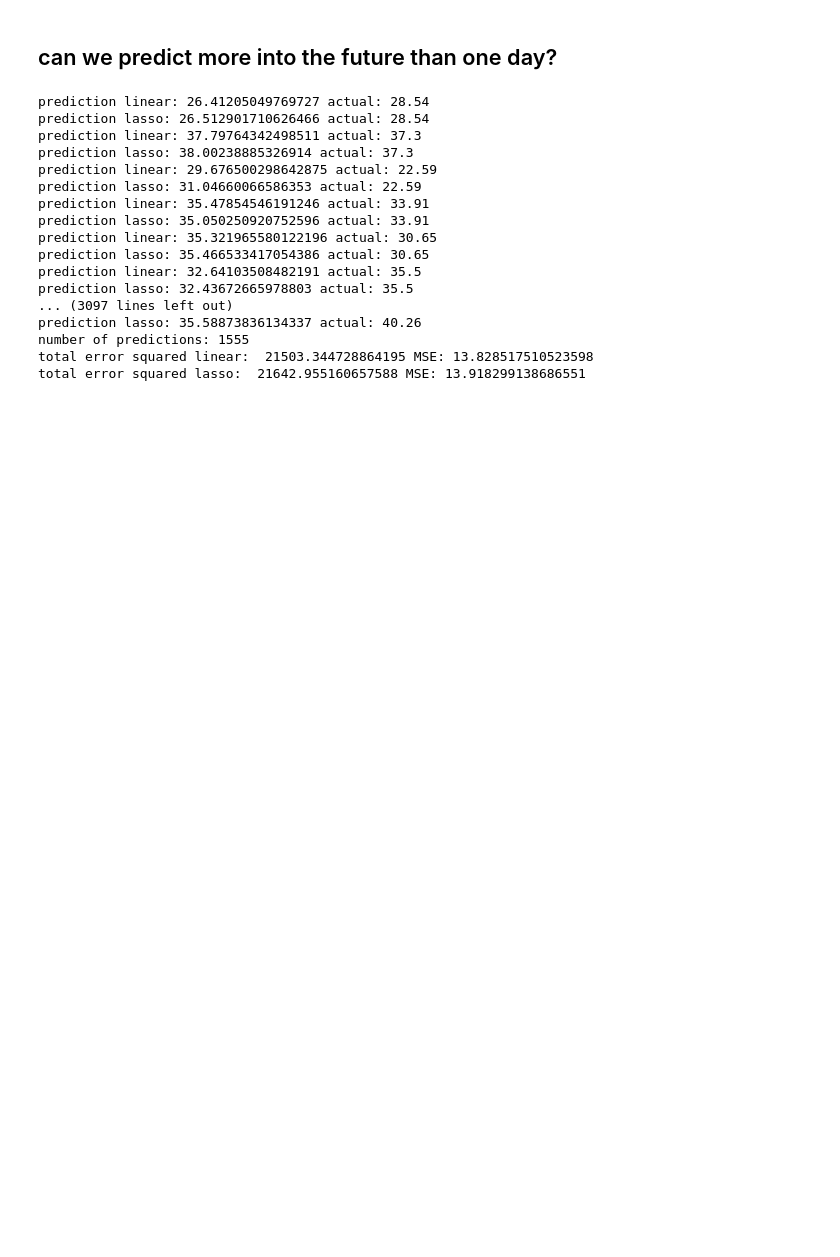
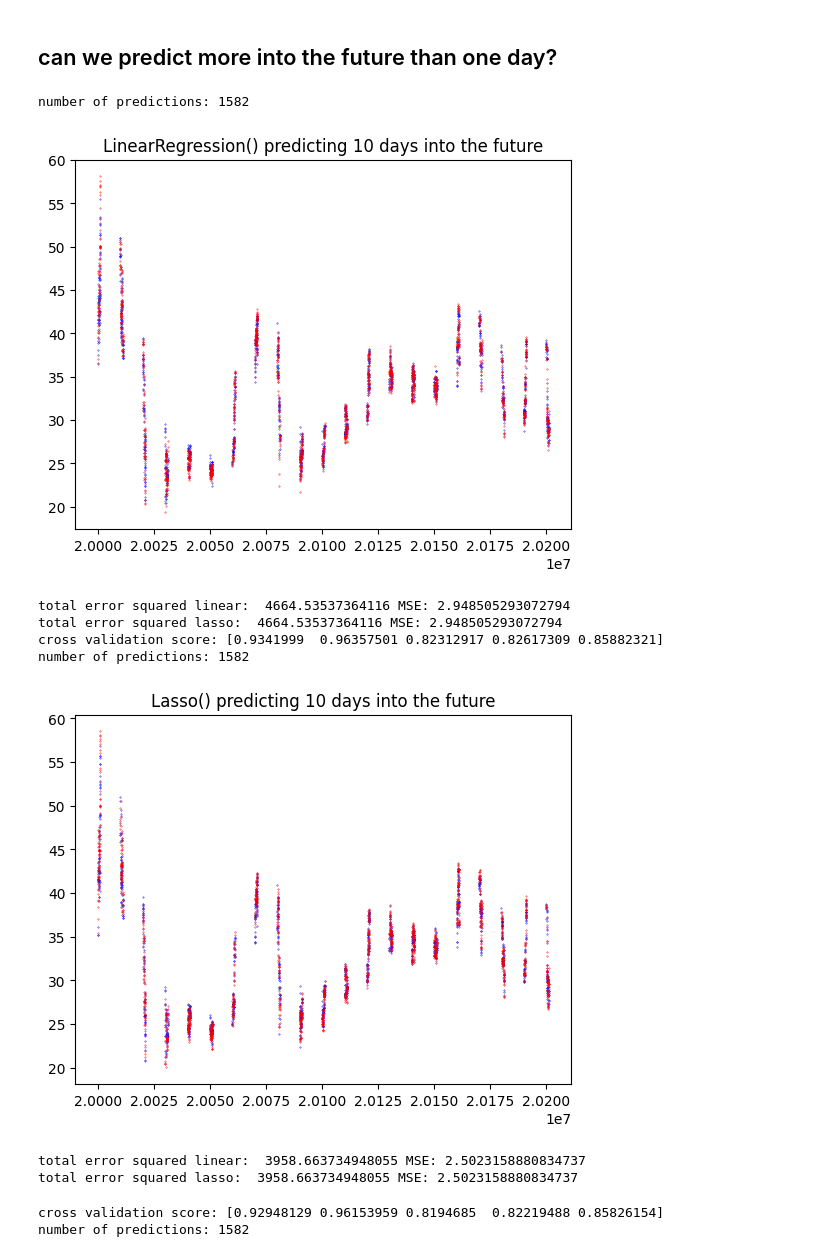
Before and after one commit to ABaker1343/exeter-uni-learning-from-data-coursework, a Jupyter notebook: notebook.ipynb, the cells around one changed output. Drawn from its saved outputs; the diff is of its cells as text; code cells hidden in the pictures; blank space fills up the shorter version.

```diff
--- a/notebook.ipynb
+++ b/notebook.ipynb
@@ -148,63 +117,18 @@ total error squared lasso:  520.9656970121079 MSE: 0.32868498234202387
 # %% [markdown]
 ## can we predict more into the future than one day?
-# %%
-# 10 days into the future
-time_series_future = 100
-
-for i in range(1, time_series_future):
-    dataframe["PRC" + str(time_series_future) + "DAY"] = dataframe["PRC"].shift(-i)
-
-cols_to_include = ["PRC", "VOL", "BIDLO"]
-#col_selection = cols_to_include.copy()
-col_selection = []
-for i in range(1, time_series_depth):
-    for col in cols_to_include:
-        col_selection.append(col + str(i) + "DAY")
-
-cleaned_data = dataframe.iloc[time_series_depth:-time_series_future]
-
-X = cleaned_data[col_selection]
-Y = cleaned_data["PRC" + str(time_series_future) + "DAY"]
-
-x_train, x_test, y_train, y_test = train_test_split(X, Y, test_size=0.3)
-
-reg.fit(x_train, y_train)
-lasso.fit(x_train, y_train)
-
-# predict our testing data
-linear_predictions = reg.predict(x_test)
-lasso_predictions = lasso.predict(x_test)
-
-total_error_linear = 0
-total_error_lasso = 0
-
-# itterate our predictions and calculate the mean square error
-for i in range(len(linear_predictions)):
-    print("prediction linear:", linear_predictions[i], "actual:", y_test.array[i])
-    print("prediction lasso:", lasso_predictions[i], "actual:", y_test.array[i])
-    total_error_linear += pow(linear_predictions[i] - y_test.array[i], 2)
-    total_error_lasso += pow(lasso_predictions[i] - y_test.array[i], 2)
-
-print("number of predictions:", len(y_test))
-
-# check our mean square error for our models
-print("total error squared linear: ", total_error_linear, "MSE:", total_error_linear / len(y_test))
-print("total error squared lasso: ", total_error_lasso, "MSE:", total_error_lasso / len(y_test))
-# %% [output]
-prediction linear: 26.41205049769727 actual: 28.54
-prediction lasso: 26.512901710626466 actual: 28.54
-prediction linear: 37.79764342498511 actual: 37.3
-prediction lasso: 38.00238885326914 actual: 37.3
-prediction linear: 29.676500298642875 actual: 22.59
-prediction lasso: 31.04660066586353 actual: 22.59
-prediction linear: 35.47854546191246 actual: 33.91
-prediction lasso: 35.050250920752596 actual: 33.91
-prediction linear: 35.321965580122196 actual: 30.65
-prediction lasso: 35.466533417054386 actual: 30.65
-prediction linear: 32.64103508482191 actual: 35.5
-prediction lasso: 32.43672665978803 actual: 35.5
-... (3097 lines left out)
-prediction lasso: 35.58873836134337 actual: 40.26
-number of predictions: 1555
-total error squared linear:  21503.344728864195 MSE: 13.828517510523598
-total error squared lasso:  21642.955160657588 MSE: 13.918299138686551
+# %%
+# 10 days into the future
+gen_model(LinearRegression(), dataframe, cols_to_include, time_series_past=5, time_series_future=10)
+gen_model(Lasso(), dataframe, cols_to_include, time_series_past=5, time_series_future=10)
+# %% [output]
+number of predictions: 1582
+[figure, added]
+total error squared linear:  4664.53537364116 MSE: 2.948505293072794
+total error squared lasso:  4664.53537364116 MSE: 2.948505293072794
+cross validation score: [0.9341999  0.96357501 0.82312917 0.82617309 0.85882321]
+number of predictions: 1582
+[figure, added]
+total error squared linear:  3958.663734948055 MSE: 2.5023158880834737
+total error squared lasso:  3958.663734948055 MSE: 2.5023158880834737
+cross validation score: [0.92948129 0.96153959 0.8194685  0.82219488 0.85826154]
+number of predictions: 1582
```
Also changed, not shown: parts of 9 cells of this notebook.
